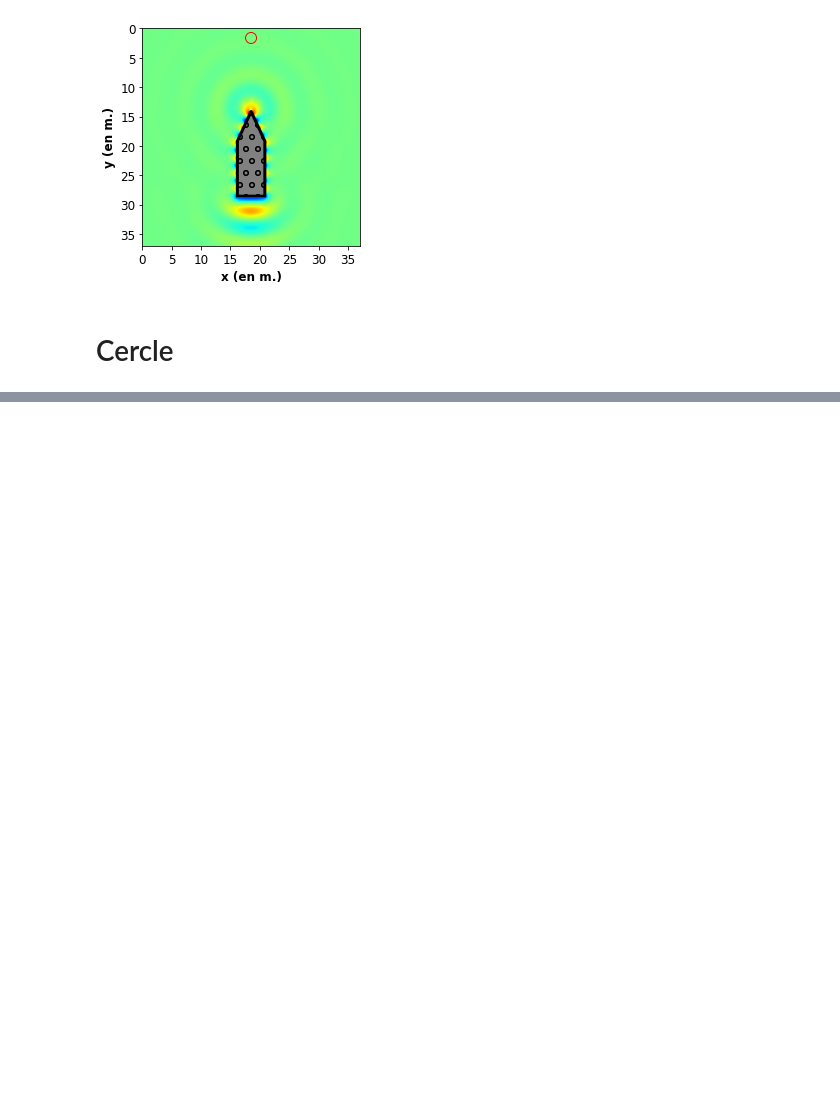
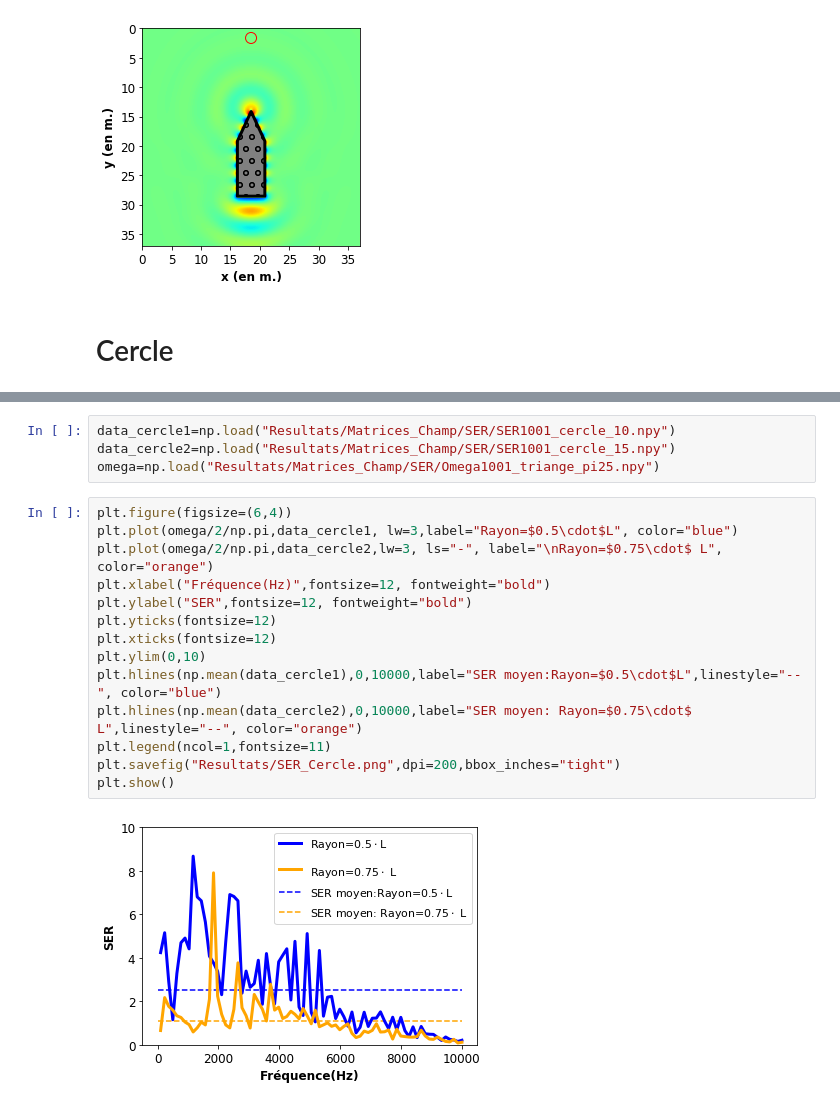
Before and after one commit to pierreluc-plt/ProjetSimulation, a Jupyter notebook: Figure_Resultats.ipynb, the cells around one changed output, grey strips where cells are left out. Saved outputs shown, nothing was run; the diff lists cells and outputs as text; blank space fills up the shorter version.

```diff
--- a/Figure_Resultats.ipynb
+++ b/Figure_Resultats.ipynb
@@ -110,0 +163,20 @@ plt.savefig("Resultats/Cercle_Nx2_2500Hz.png",dpi=200,bbox_inches="tight")
+# %%
+data_cercle1=np.load("Resultats/Matrices_Champ/SER/SER1001_cercle_10.npy")
+data_cercle2=np.load("Resultats/Matrices_Champ/SER/SER1001_cercle_15.npy")
+omega=np.load("Resultats/Matrices_Champ/SER/Omega1001_triange_pi25.npy")
+# %%
+plt.figure(figsize=(6,4))
+plt.plot(omega/2/np.pi,data_cercle1, lw=3,label="Rayon=$0.5\cdot$L", color="blue")
+plt.plot(omega/2/np.pi,data_cercle2,lw=3, ls="-", label="\nRayon=$0.75\cdot$ L", color="orange")
+plt.xlabel("Fréquence(Hz)",fontsize=12, fontweight="bold")
+plt.ylabel("SER",fontsize=12, fontweight="bold")
+plt.yticks(fontsize=12)
+plt.xticks(fontsize=12)
+plt.ylim(0,10)
+plt.hlines(np.mean(data_cercle1),0,10000,label="SER moyen:Rayon=$0.5\cdot$L",linestyle="--", color="blue")
+plt.hlines(np.mean(data_cercle2),0,10000,label="SER moyen: Rayon=$0.75\cdot$ L",linestyle="--", color="orange")
+plt.legend(ncol=1,fontsize=11)
+plt.savefig("Resultats/SER_Cercle.png",dpi=200,bbox_inches="tight")
+plt.show()
+# %% [output]
+[figure, added]
```
Also changed, not shown: parts of 8 cells of this notebook, 1 other file.
